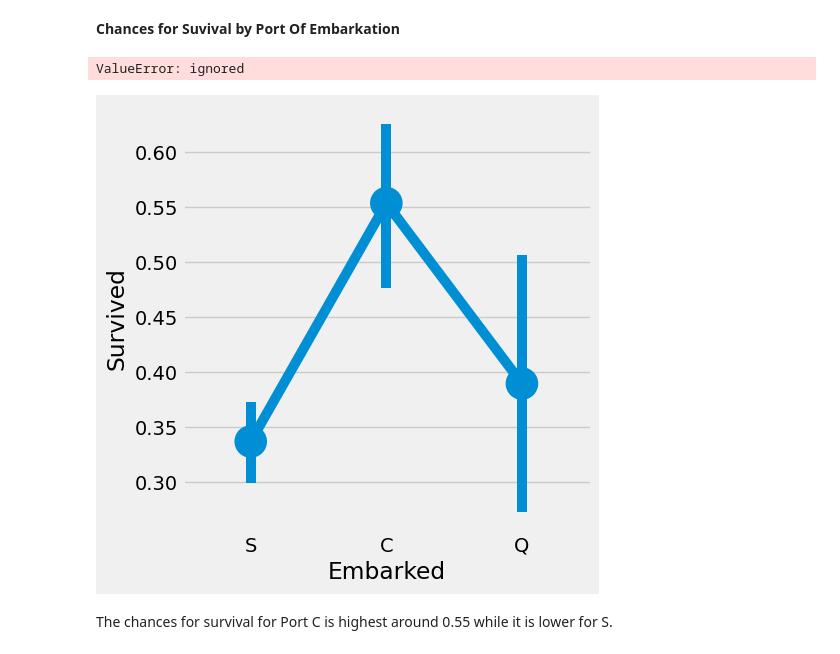
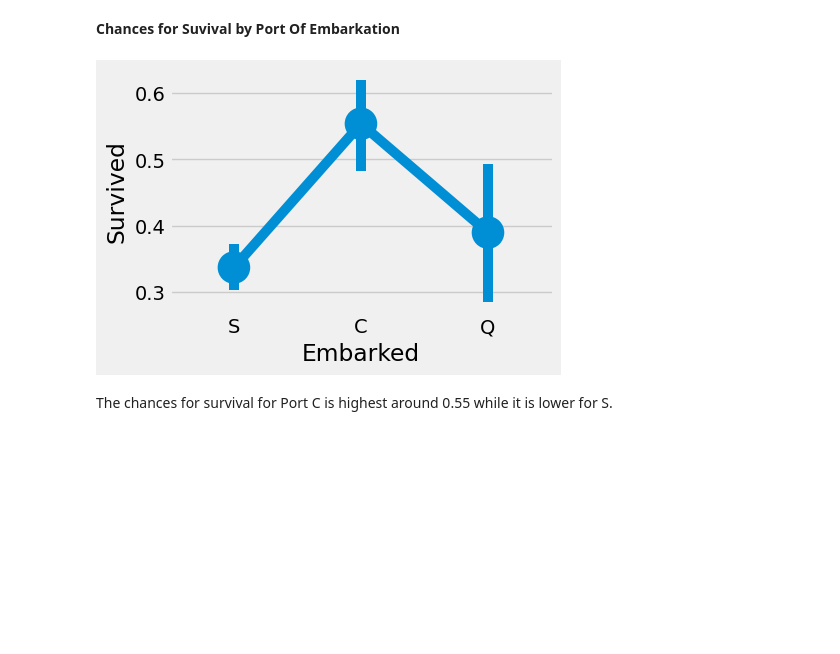
Before and after one commit to shinyfe74/Titanic_Prediction, a Jupyter notebook: EDA_to_Pred.ipynb, the cells around one changed output. Cells and saved outputs as stored; diff of their text form; code cells hidden in the pictures; blank space fills up the shorter version.

```diff
--- a/EDA_to_Pred.ipynb
+++ b/EDA_to_Pred.ipynb
@@ -355,13 +355,12 @@ pd.crosstab([data.Embarked, data.Pclass], [data.Sex, data.Survived], margins=Tru
 # %% [markdown]
 __Chances for Suvival by Port Of Embarkation__
 # %%
-sns.catplot(x=data['Embarked'], y=data['Survived'], data=data, kind='point')
+sns.catplot(x='Embarked', y='Survived', data=data, kind='point')
 fig=plt.gcf()
 fig.set_size_inches(5,3)
 plt.show()
 # %% [output]
-ValueError: ignored
-[figure, old version]
+[figure, new version]
 # %% [markdown]
 The chances for survival for Port C is highest around 0.55 while it is lower for S.
 # %%
```
Also changed, not shown: parts of 6 cells of this notebook.
